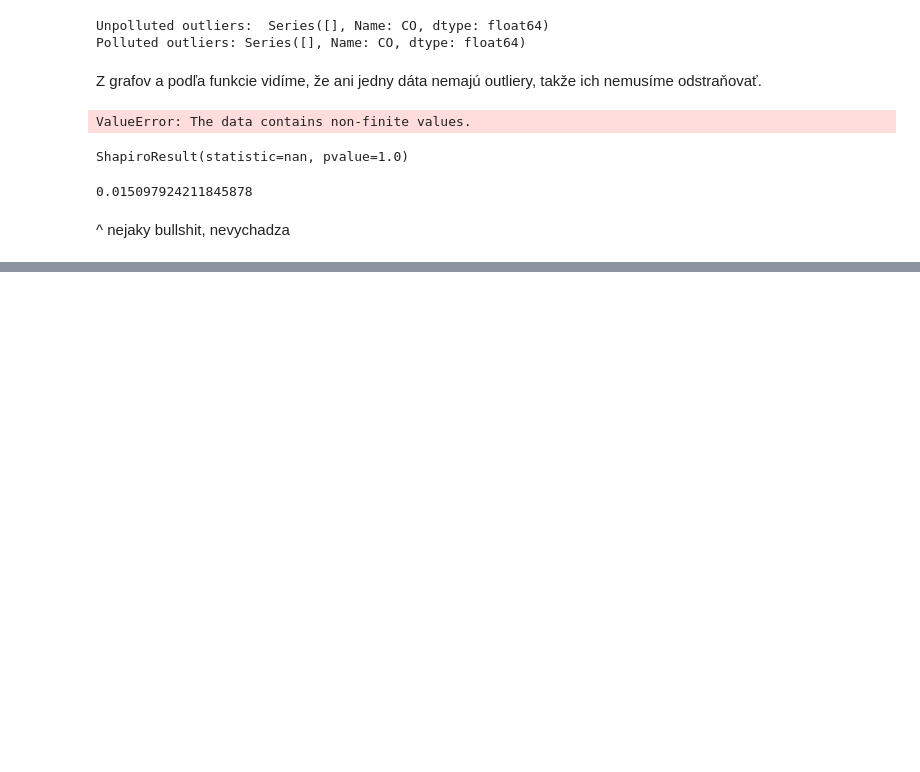
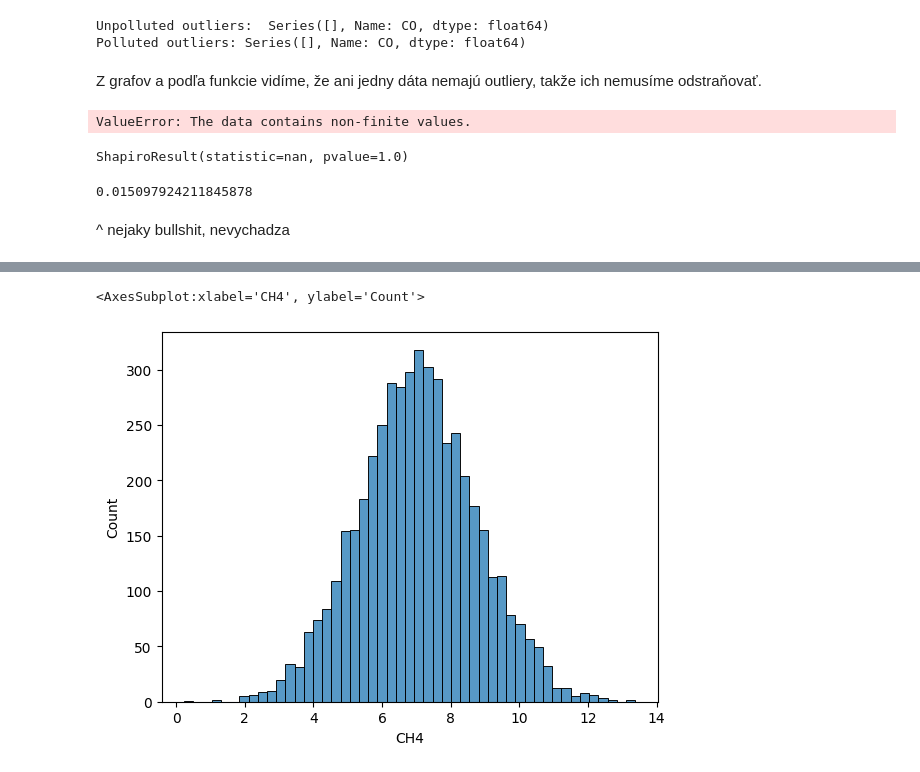
Before and after one commit to Marraff/inteligent-data-analysis, a Jupyter notebook: 1-faza-projekt-IAU.ipynb, the cells around one changed output, grey strips where cells are left out. Cells and saved outputs as stored; diff of their text form; code cells hidden in the pictures; blank space fills up the shorter version.

```diff
--- a/1-faza-projekt-IAU.ipynb
+++ b/1-faza-projekt-IAU.ipynb
@@ -755,0 +774,5 @@ cohen_d(unpolluted, polluted)
+# %%
+sns.histplot(unpolluted_CH4)
+# %% [output]
+<AxesSubplot:xlabel='CH4', ylabel='Count'>
+[figure, added]
```
Also changed, not shown: parts of 31 cells of this notebook.
